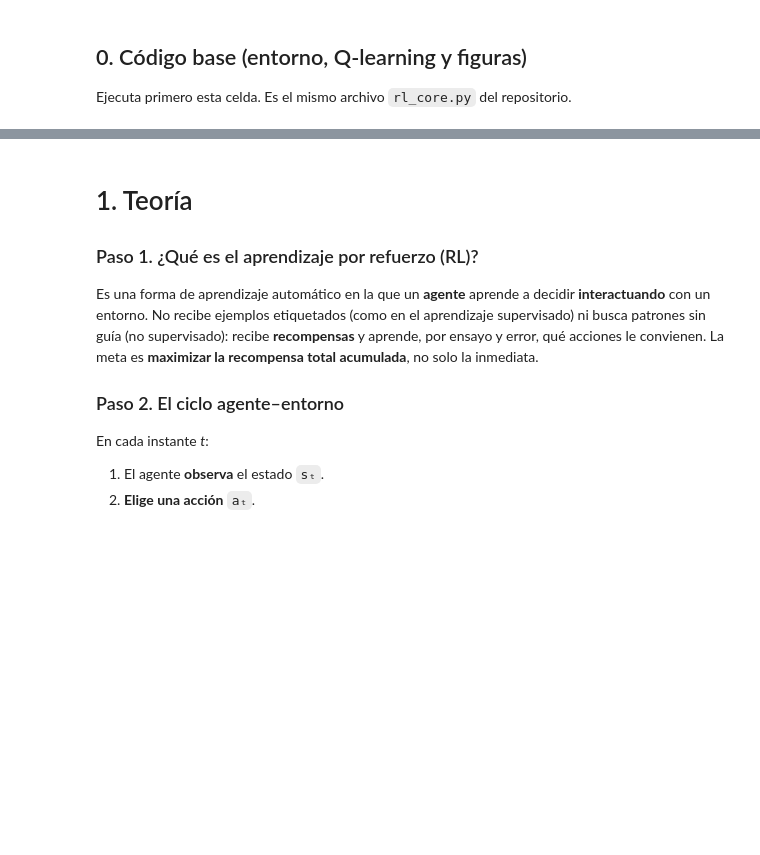
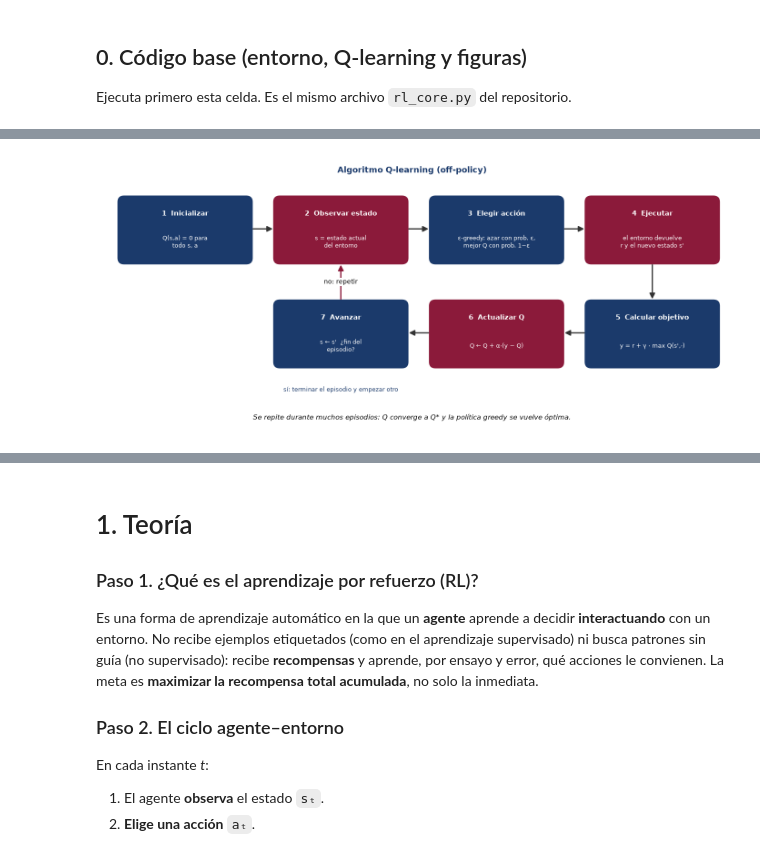
Before and after one commit to alixpeg0/aprendizaje-por-refuerzo-unidad4, a Jupyter notebook: Unidad4_Aprendizaje_por_Refuerzo.ipynb, the cells around one changed output, grey strips where cells are left out. Cells and saved outputs as stored; diff of their text form; code cells hidden in the pictures; blank space fills up the shorter version.

```diff
--- a/Unidad4_Aprendizaje_por_Refuerzo.ipynb
+++ b/Unidad4_Aprendizaje_por_Refuerzo.ipynb
@@ -560,0 +806,4 @@ def tabla(columnas, filas):
+# %%
+figura_flujo_qlearning(); plt.show()
+# %% [output]
+[figure, added]
```
Also changed, not shown: parts of 12 cells of this notebook, 18 other files.
